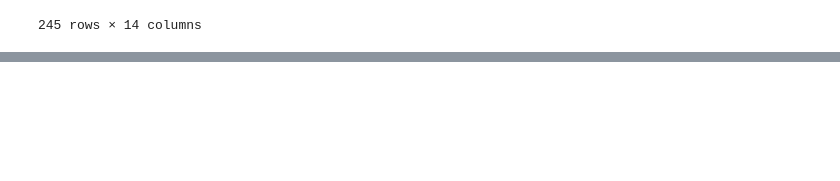
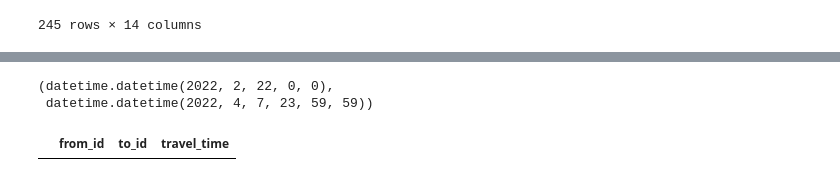
Before and after one commit to Chwiggy/BA-Thesis, a Jupyter notebook: src/playground.ipynb, the cells around one changed output, grey strips where cells are left out. Drawn from its saved outputs; the diff is of its cells as text; code cells hidden in the pictures; blank space fills up the shorter version.

Commit message:
travel time calculation #3 and #2

```diff
--- a/src/playground.ipynb
+++ b/src/playground.ipynb
@@ -214,0 +269,12 @@ counties
+# %%
+travel_time_matrix_computer = r5py.TravelTimeMatrixComputer(
+    transport_network,
+    origins= hexgrid_heidelberg_centroids,
+    destinations= schools_points,
+    departure=datetime.datetime(2022, 3, 27, 6, 30),
+    transport_modes=[
+        r5py.TransportMode.CAR],
+)
+
+school_run = travel_time_matrix_computer.compute_travel_times()
+school_run
@@ -214,0 +295,11 @@ counties
+# %%
+transit_layer = transport_network.transit_layer
+transit_layer.start_date, transit_layer.end_date
+# %% [output]
+(datetime.datetime(2022, 2, 22, 0, 0),
+ datetime.datetime(2022, 4, 7, 23, 59, 59))
+# %%
+non_na_traveltimes = school_run[~school_run['travel_time'].isna()]
+non_na_traveltimes
+# %% [output]
+|  | from_id | to_id | travel_time |
```
Also changed, not shown: parts of 6 cells of this notebook.
